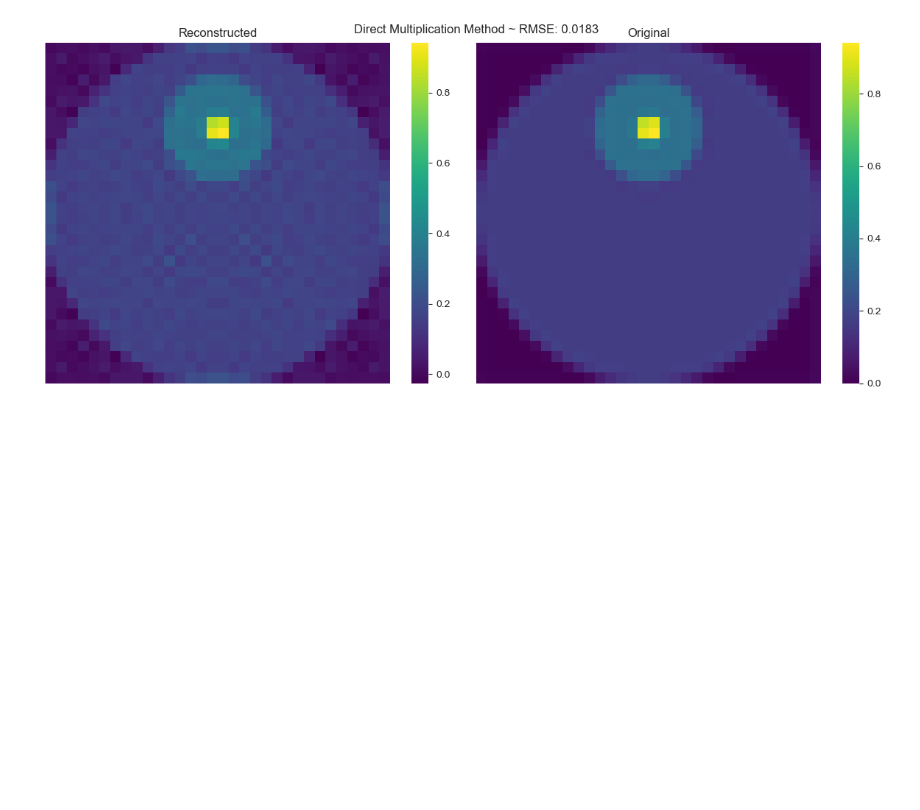
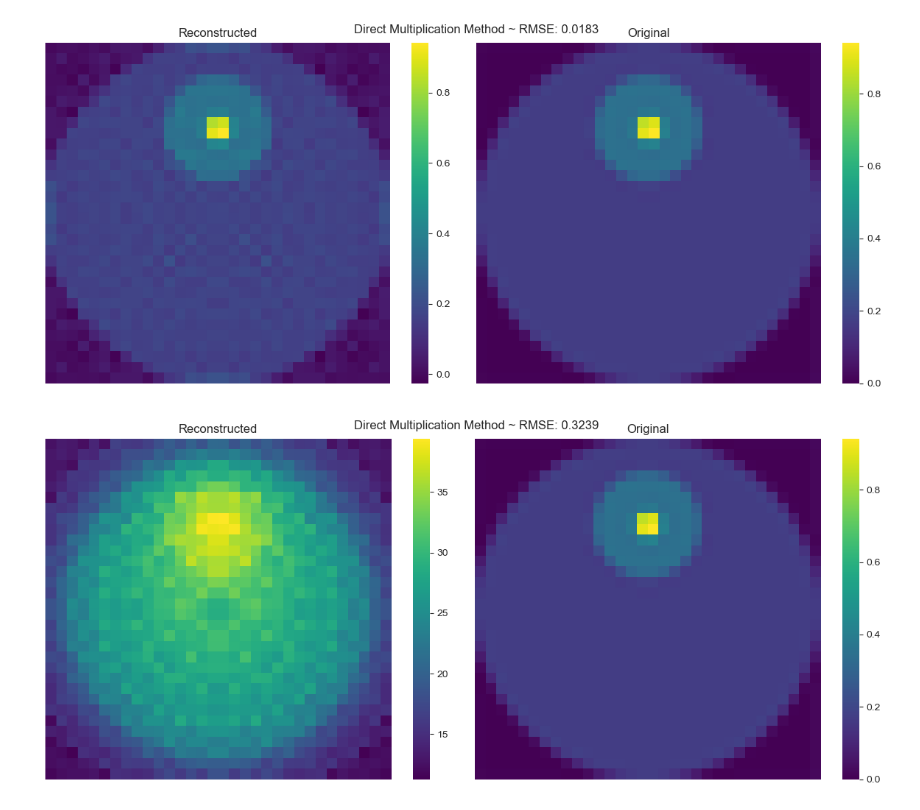
Before and after one commit to aakashks/CT-Reconstruction-2D, a Jupyter notebook: test_notebooks/balanced_data2.ipynb, the cells around one changed output. Saved outputs shown, nothing was run; the diff lists cells and outputs as text; code cells hidden in the pictures; blank space fills up the shorter version.

```diff
--- a/test_notebooks/balanced_data2.ipynb
+++ b/test_notebooks/balanced_data2.ipynb
@@ -74,3 +74,9 @@ x_recon_img = x_recon.reshape(32, 32)
 plot_images(x_recon_img, phantom_img, rescale_for_rmse=False, title='Direct Multiplication Method ~ ');
 # %% [output]
 [figure]
+# %%
+x_recon = SolveEquation(A, d_recon).solve(useLibrary='svd')
+x_recon_img = x_recon.reshape(32, 32)
+plot_images(x_recon_img, phantom_img, title='Direct Multiplication Method ~ ');
+# %% [output]
+[figure, added]
```
Also changed, not shown: 3 other files.
